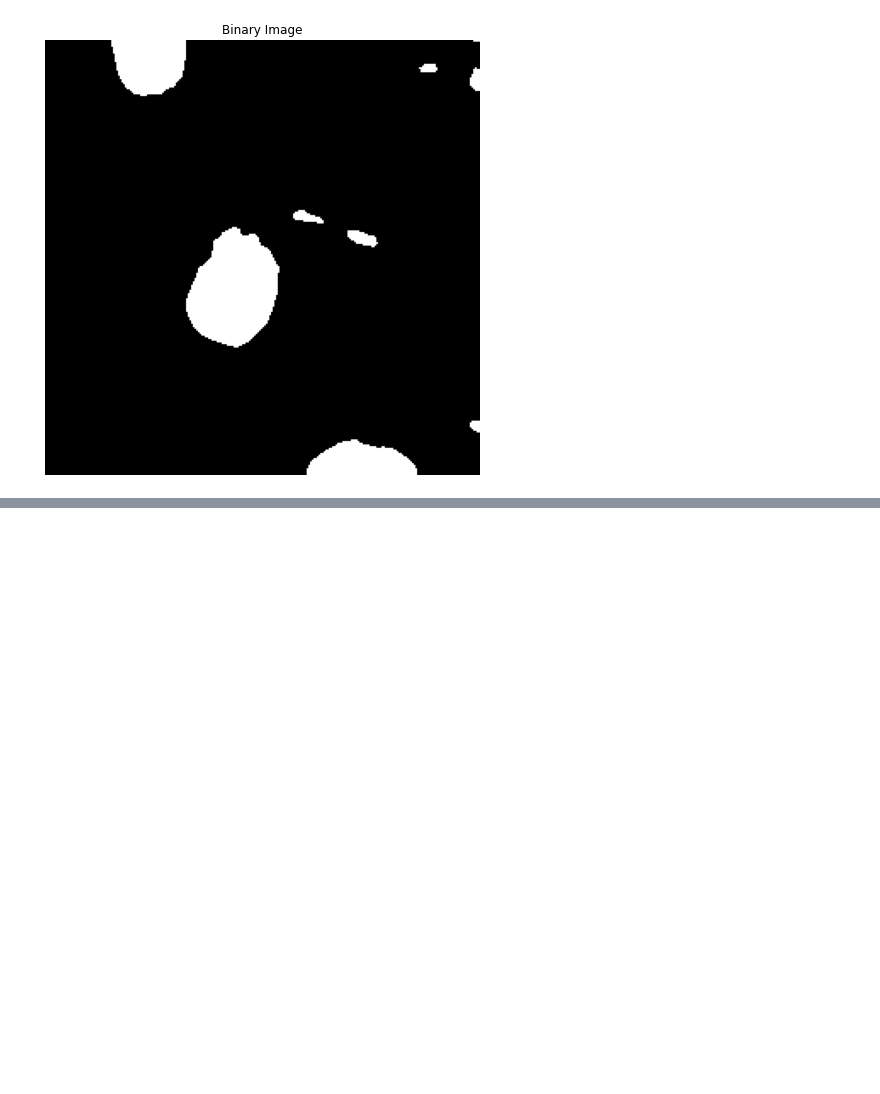
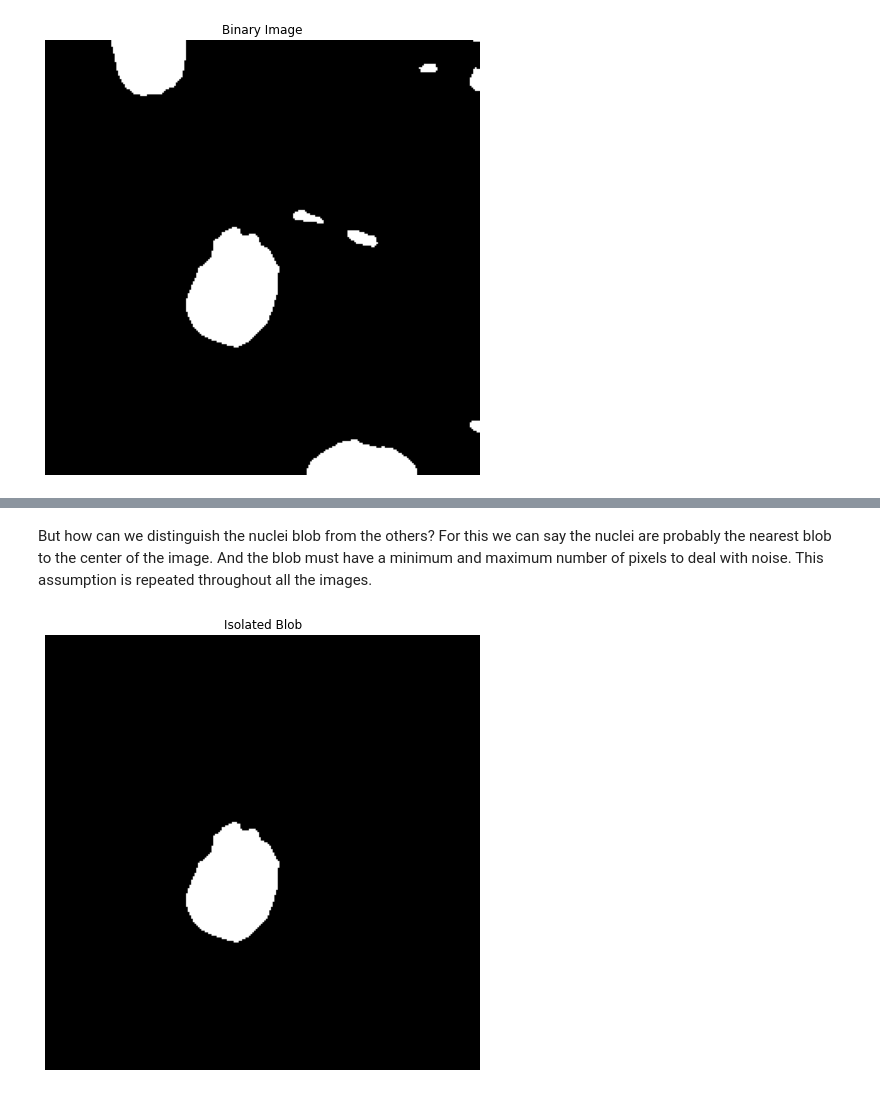
Before and after one commit to brenoslivio/SegmentationCellCycles, a Jupyter notebook: SegCellCycles.ipynb, the cells around one changed output, grey strips where cells are left out. Drawn from its saved outputs; the diff is of its cells as text; code cells hidden in the pictures; blank space fills up the shorter version.

```diff
--- a/SegCellCycles.ipynb
+++ b/SegCellCycles.ipynb
@@ -110,0 +124,21 @@ plt.imshow(mask, cmap = "gray");
+# %% [markdown]
+But how can we distinguish the nuclei blob from the others? For this we can say the nuclei are probably the nearest blob to the center of the image. And the blob must have a minimum and maximum number of pixels to deal with noise. This assumption is repeated throughout all the images.
+# %%
+labels = np.unique(maskLabels)
+
+# Calculate centers of mass for the blobs
+centers = ConnectedComponent.centerOfMass(maskLabels, labels)
+
+# Find nearest blob from the center, which is our nuclei
+nearestBlob = ConnectedComponent.nearDistance(maskLabels, centers)
+
+# Isolate blob
+segmented = np.zeros(mask.shape)
+segmented[maskLabels == nearestBlob] = 1
+
+plt.figure(figsize = (8, 8))
+plt.axis("off")
+plt.title("Isolated Blob")
+plt.imshow(segmented, cmap = "gray");
+# %% [output]
+[figure, added]
```
Also changed, not shown: parts of 14 cells of this notebook.
